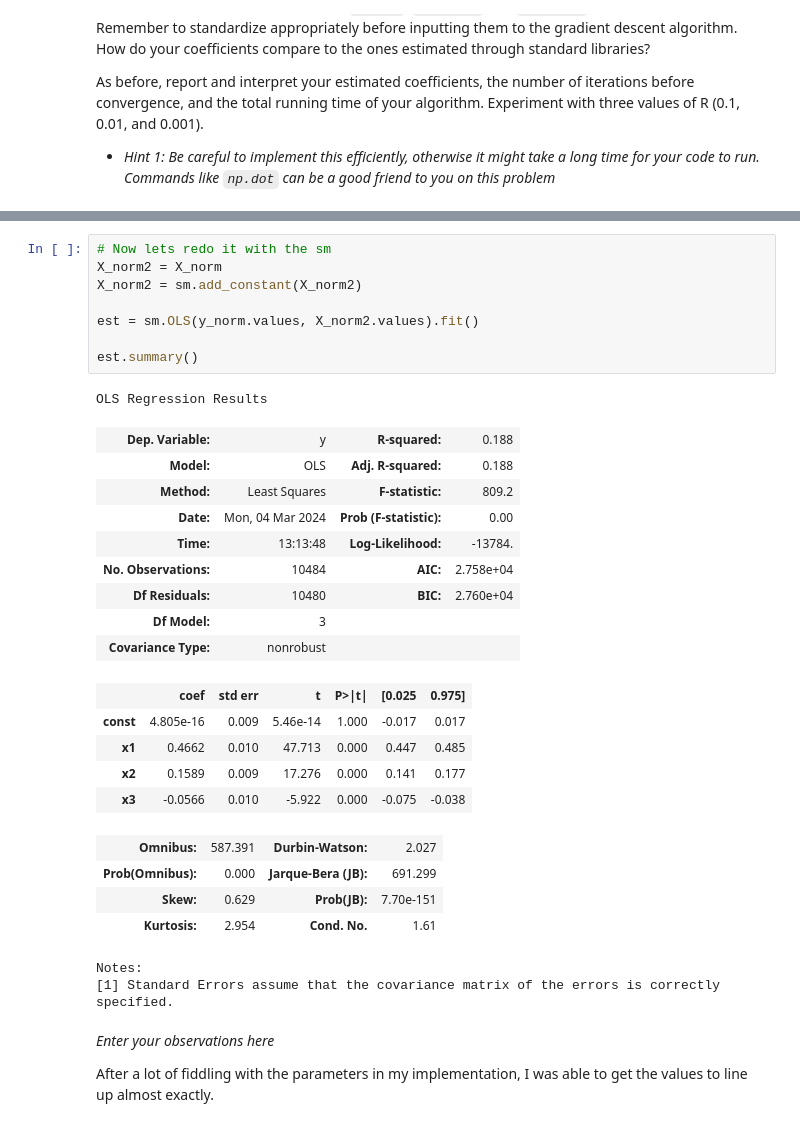
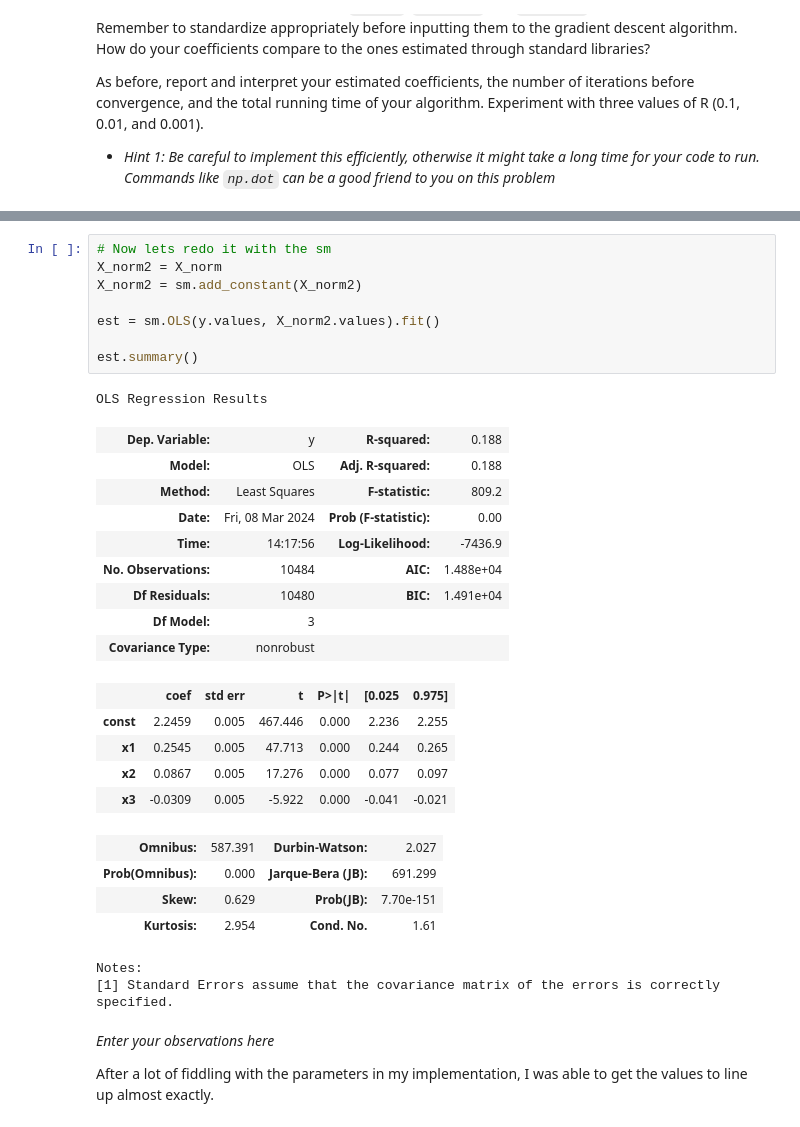
Before and after one commit to jatkins23/info251-aml-s24, a Jupyter notebook: psets/PS4/ATKINS_Jon-PS4.ipynb, the cells around one changed output, grey strips where cells are left out. Drawn from its saved outputs; the diff is of its cells as text.

```diff
--- a/psets/PS4/ATKINS_Jon-PS4.ipynb
+++ b/psets/PS4/ATKINS_Jon-PS4.ipynb
@@ -455,27 +454,27 @@ output
 # %%
 # Now lets redo it with the sm
 X_norm2 = X_norm
 X_norm2 = sm.add_constant(X_norm2)
 
-est = sm.OLS(y_norm.values, X_norm2.values).fit()
+est = sm.OLS(y.values, X_norm2.values).fit()
 
 est.summary()
 # %% [output]
 OLS Regression Results
 | Dep. Variable: | y | R-squared: | 0.188 |
 | Model: | OLS | Adj. R-squared: | 0.188 |
 | Method: | Least Squares | F-statistic: | 809.2 |
-| Date: | Mon, 04 Mar 2024 | Prob (F-statistic): | 0.00 |
-| Time: | 13:13:48 | Log-Likelihood: | -13784. |
-| No. Observations: | 10484 | AIC: | 2.758e+04 |
-| Df Residuals: | 10480 | BIC: | 2.760e+04 |
+| Date: | Fri, 08 Mar 2024 | Prob (F-statistic): | 0.00 |
+| Time: | 14:17:56 | Log-Likelihood: | -7436.9 |
+| No. Observations: | 10484 | AIC: | 1.488e+04 |
+| Df Residuals: | 10480 | BIC: | 1.491e+04 |
 | Df Model: | 3 |  |  |
 | Covariance Type: | nonrobust |  |  |
 |  | coef | std err | t | P>|t| | [0.025 | 0.975] |
-| const | 4.805e-16 | 0.009 | 5.46e-14 | 1.000 | -0.017 | 0.017 |
-| x1 | 0.4662 | 0.010 | 47.713 | 0.000 | 0.447 | 0.485 |
-| x2 | 0.1589 | 0.009 | 17.276 | 0.000 | 0.141 | 0.177 |
-| x3 | -0.0566 | 0.010 | -5.922 | 0.000 | -0.075 | -0.038 |
+| const | 2.2459 | 0.005 | 467.446 | 0.000 | 2.236 | 2.255 |
+| x1 | 0.2545 | 0.005 | 47.713 | 0.000 | 0.244 | 0.265 |
+| x2 | 0.0867 | 0.005 | 17.276 | 0.000 | 0.077 | 0.097 |
+| x3 | -0.0309 | 0.005 | -5.922 | 0.000 | -0.041 | -0.021 |
 | Omnibus: | 587.391 | Durbin-Watson: | 2.027 |
 | Prob(Omnibus): | 0.000 | Jarque-Bera (JB): | 691.299 |
 | Skew: | 0.629 | Prob(JB): | 7.70e-151 |
```
Also changed, not shown: parts of 14 cells of this notebook.
